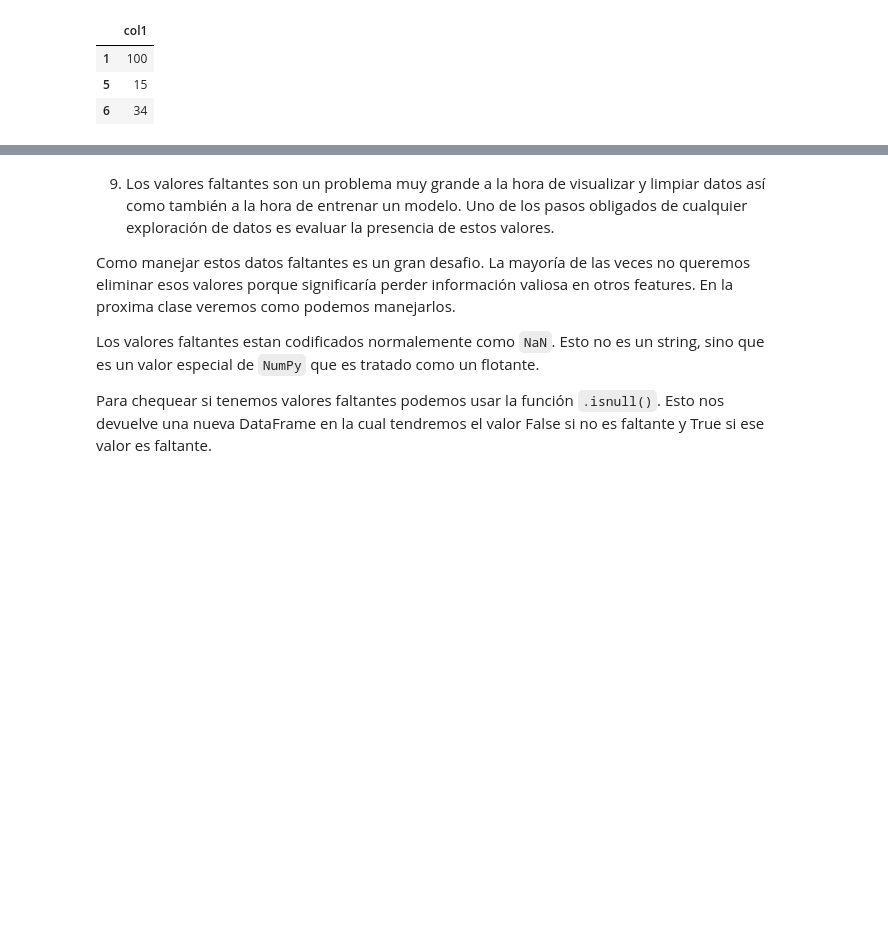
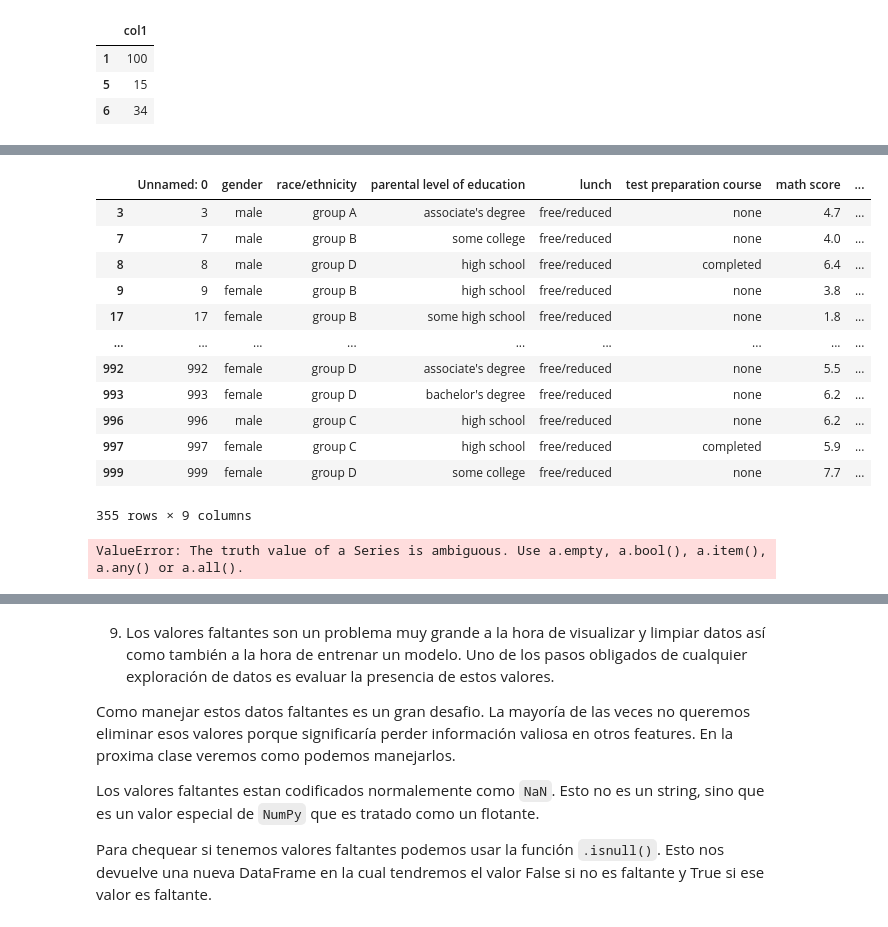
Before and after one commit to antonellafontanetto/DataScience, a Jupyter notebook: Notebook_6.ipynb, the cells around one changed output, grey strips where cells are left out. Drawn from its saved outputs; the diff is of its cells as text; code cells hidden in the pictures; blank space fills up the shorter version.

```diff
--- a/Notebook_6.ipynb
+++ b/Notebook_6.ipynb
@@ -460,6 +509,24 @@ NameError: name 'df' is not defined
 # %%
 #Selecciona solo aquellas filas donde lunch sea distinto a standardisnull
+students[students['lunch']!='standard']
+# %% [output]
+|  | Unnamed: 0 | gender | race/ethnicity | parental level of education | lunch | test preparation course | math score | ... |
+| 3 | 3 | male | group A | associate's degree | free/reduced | none | 4.7 | ... |
+| 7 | 7 | male | group B | some college | free/reduced | none | 4.0 | ... |
+| 8 | 8 | male | group D | high school | free/reduced | completed | 6.4 | ... |
+| 9 | 9 | female | group B | high school | free/reduced | none | 3.8 | ... |
+| 17 | 17 | female | group B | some high school | free/reduced | none | 1.8 | ... |
+| ... | ... | ... | ... | ... | ... | ... | ... | ... |
+| 992 | 992 | female | group D | associate's degree | free/reduced | none | 5.5 | ... |
+| 993 | 993 | female | group D | bachelor's degree | free/reduced | none | 6.2 | ... |
+| 996 | 996 | male | group C | high school | free/reduced | none | 6.2 | ... |
+| 997 | 997 | female | group C | high school | free/reduced | completed | 5.9 | ... |
+| 999 | 999 | female | group D | some college | free/reduced | none | 7.7 | ... |
+355 rows × 9 columns
 # %%
 #Muestra los valores de writing score para aquellos estudiantes que tengan reading score mayor a math score
+students[students['writing score']!='reading score'>'math score']
+# %% [output]
+ValueError: The truth value of a Series is ambiguous. Use a.empty, a.bool(), a.item(), a.any() or a.all().
 # %%
 #Selecciona aquellos estudiantes que posean reading and writing score mayor a 70
```
Also changed, not shown: parts of 38 cells of this notebook.
